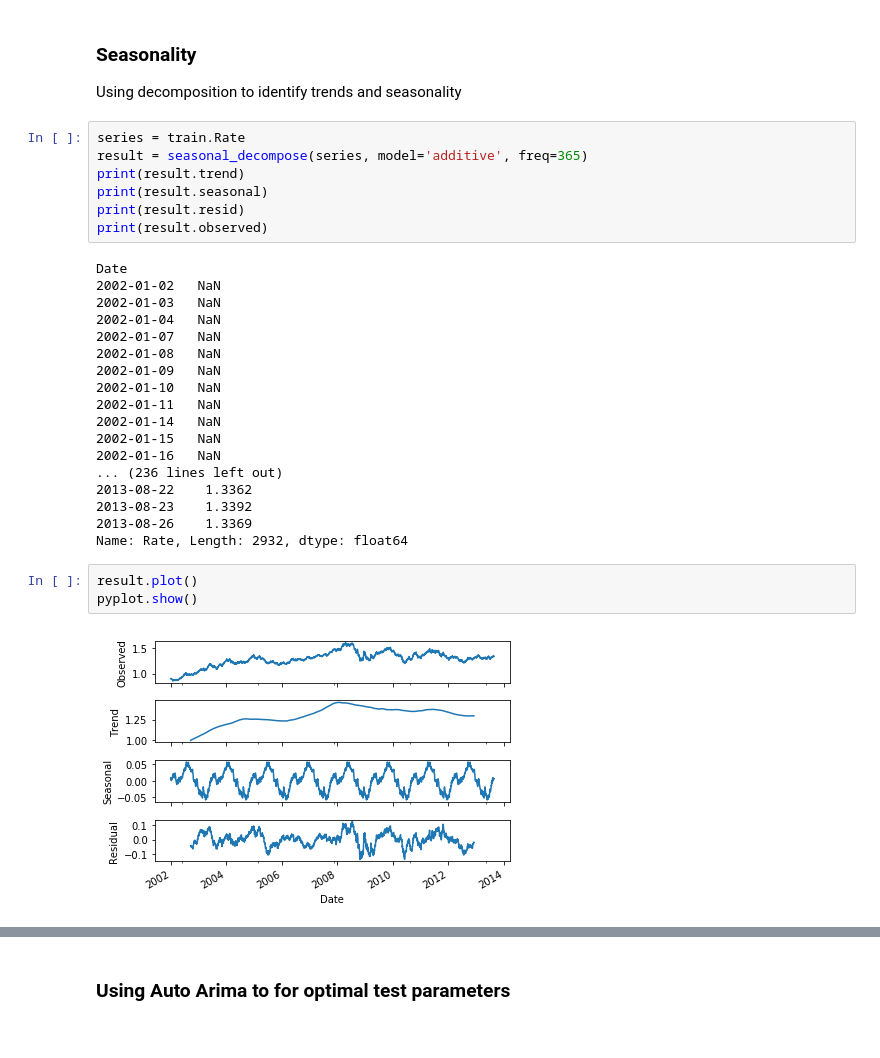
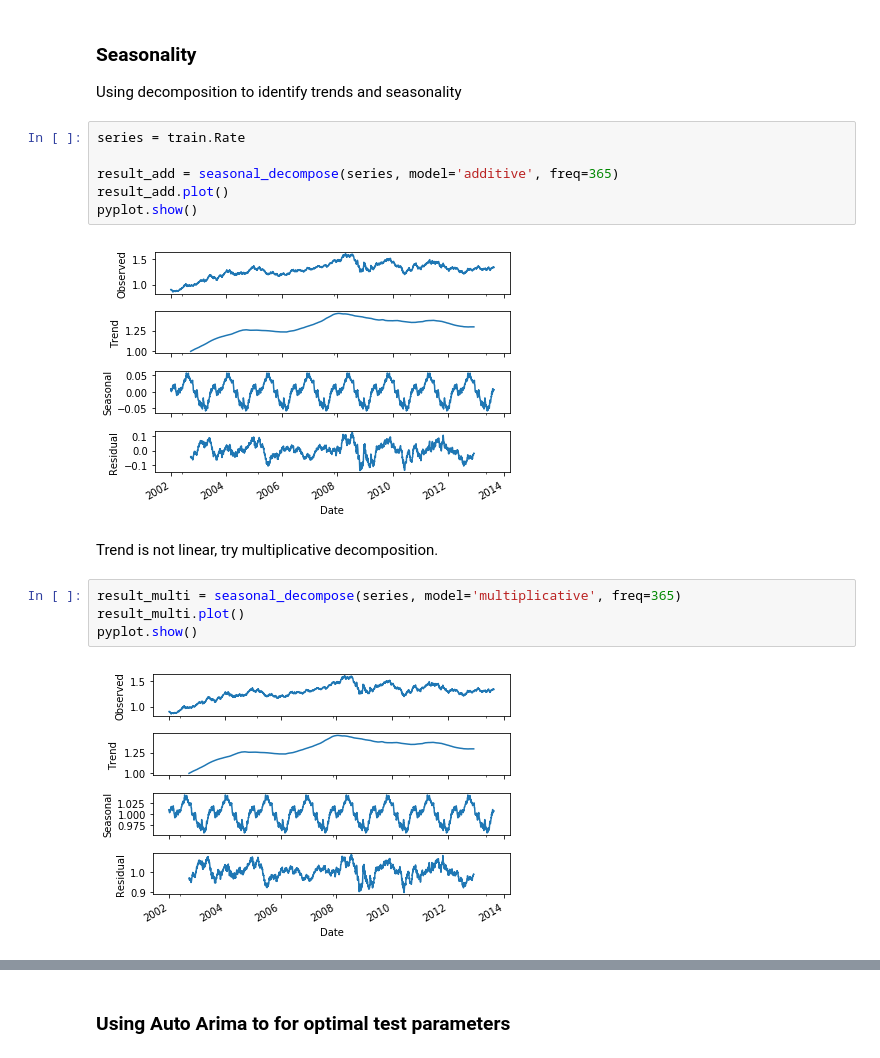
Before and after one commit to mbeckmanssf/Thinkful, a Jupyter notebook: Capstone/Notebook-1.ipynb, the cells around one changed output, grey strips where cells are left out. Cells and saved outputs as stored; diff of their text form.

Commit message:
plotting seasonality

```diff
--- a/Capstone/Notebook-1.ipynb
+++ b/Capstone/Notebook-1.ipynb
@@ -276,31 +276,17 @@ Since it's the differenced data that we need for stationality, our model will li
 Using decomposition to identify trends and seasonality
 # %%
 series = train.Rate
-result = seasonal_decompose(series, model='additive', freq=365)
-print(result.trend)
-print(result.seasonal)
-print(result.resid)
-print(result.observed)
+
+result_add = seasonal_decompose(series, model='additive', freq=365)
+result_add.plot()
+pyplot.show()
 # %% [output]
-Date
-2002-01-02   NaN
-2002-01-03   NaN
-2002-01-04   NaN
-2002-01-07   NaN
-2002-01-08   NaN
-2002-01-09   NaN
-2002-01-10   NaN
-2002-01-11   NaN
-2002-01-14   NaN
-2002-01-15   NaN
-2002-01-16   NaN
-... (236 lines left out)
-2013-08-22    1.3362
-2013-08-23    1.3392
-2013-08-26    1.3369
-Name: Rate, Length: 2932, dtype: float64
+[figure, added]
-# %%
-result.plot()
-pyplot.show()
-# %% [output]
-[figure, removed]
+# %% [markdown]
+Trend is not linear, try multiplicative decomposition.
+# %%
+result_multi = seasonal_decompose(series, model='multiplicative', freq=365)
+result_multi.plot()
+pyplot.show()
+# %% [output]
+[figure, added]
```
Also changed, not shown: parts of 1 cell of this notebook.
